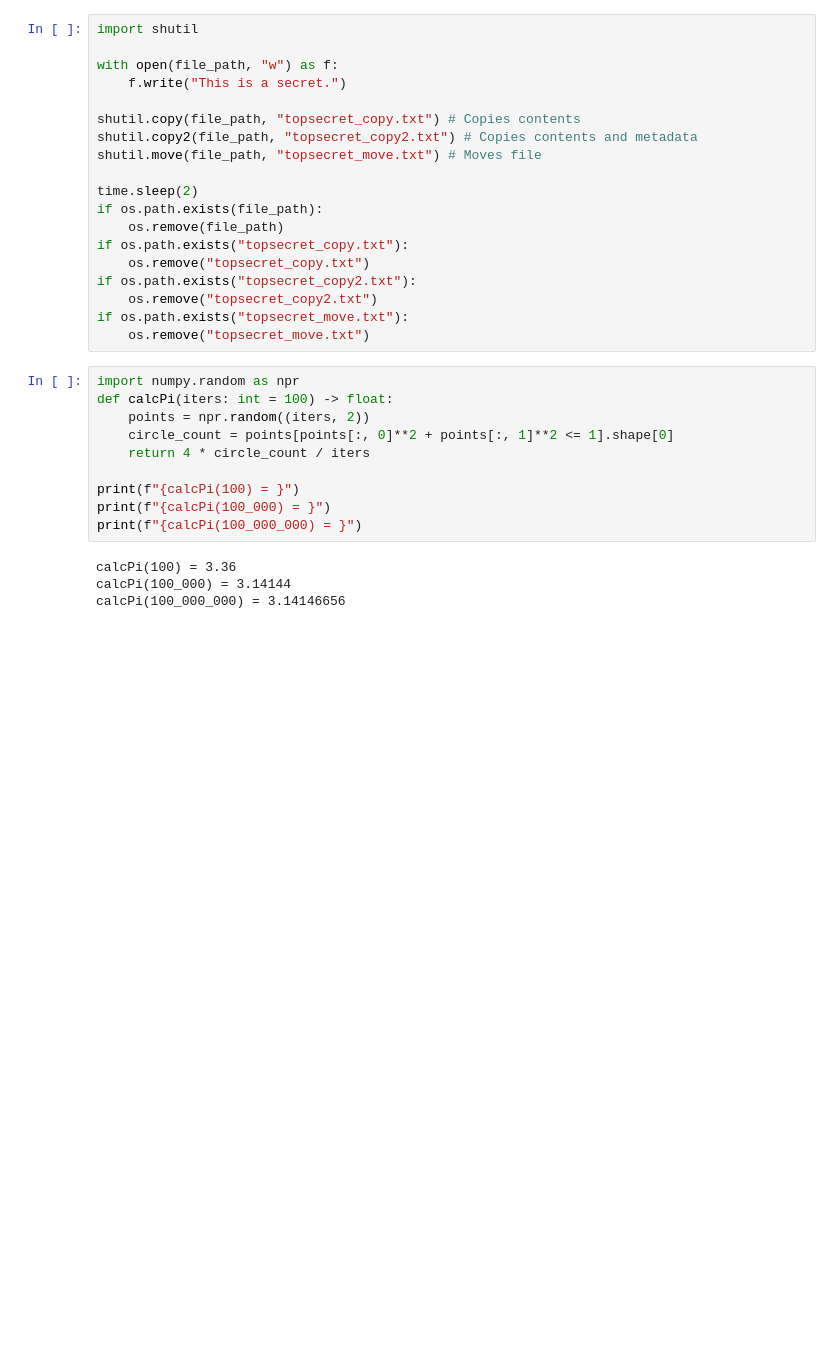
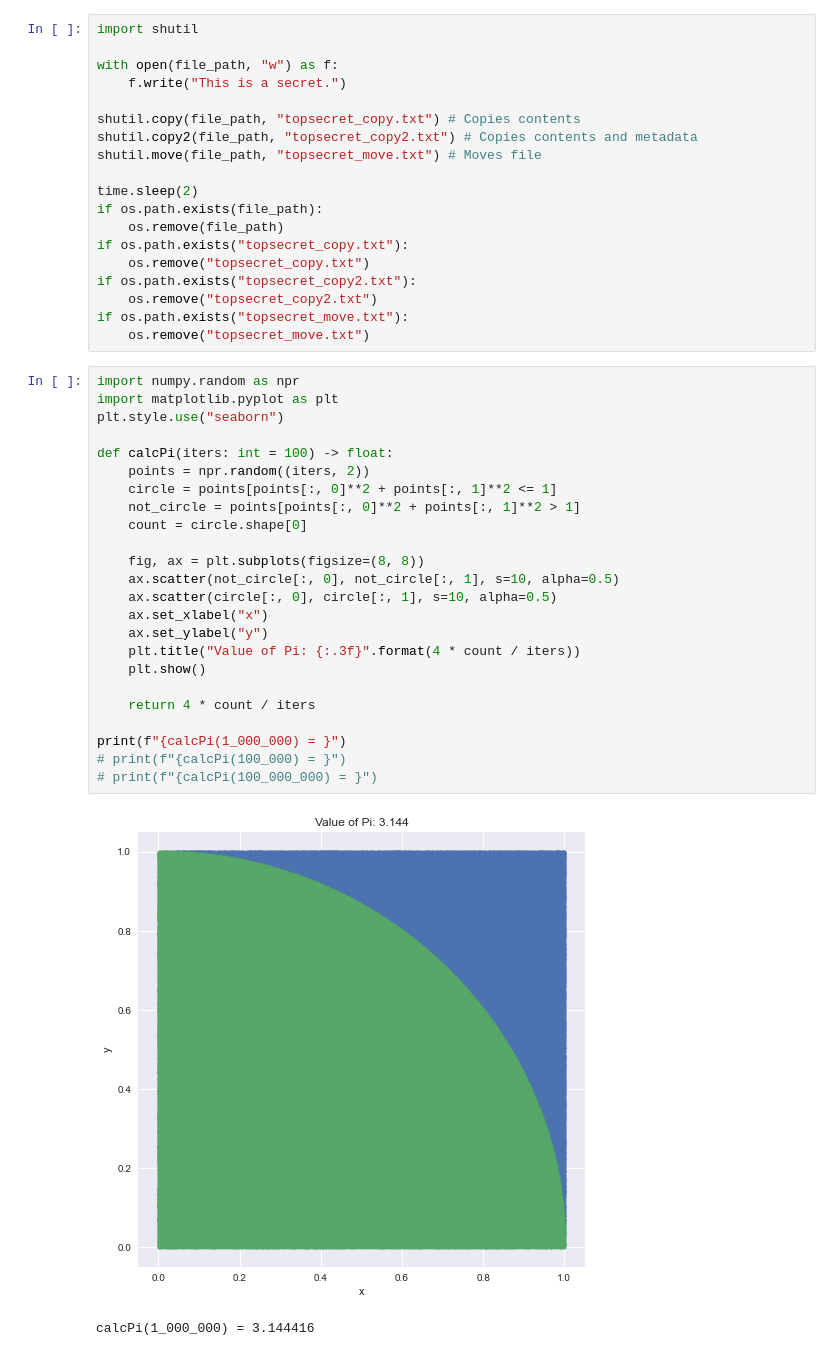
Before and after one commit to JaredWogan/PythonBootcamp, a Jupyter notebook: Day 3/Lecture/day3.ipynb, the cells around one changed output. Drawn from its saved outputs; the diff is of its cells as text; blank space fills up the shorter version.

```diff
--- a/Day 3/Lecture/day3.ipynb
+++ b/Day 3/Lecture/day3.ipynb
@@ -229,15 +229,28 @@ if os.path.exists("topsecret_move.txt"):
     os.remove("topsecret_move.txt")
 # %%
 import numpy.random as npr
+import matplotlib.pyplot as plt
+plt.style.use("seaborn")
+
 def calcPi(iters: int = 100) -> float:
     points = npr.random((iters, 2))
-    circle_count = points[points[:, 0]**2 + points[:, 1]**2 <= 1].shape[0]
-    return 4 * circle_count / iters
+    circle = points[points[:, 0]**2 + points[:, 1]**2 <= 1]
+    not_circle = points[points[:, 0]**2 + points[:, 1]**2 > 1]
+    count = circle.shape[0]
 
-print(f"{calcPi(100) = }")
-print(f"{calcPi(100_000) = }")
-print(f"{calcPi(100_000_000) = }")
+    fig, ax = plt.subplots(figsize=(8, 8))
+    ax.scatter(not_circle[:, 0], not_circle[:, 1], s=10, alpha=0.5)
+    ax.scatter(circle[:, 0], circle[:, 1], s=10, alpha=0.5)
+    ax.set_xlabel("x")
+    ax.set_ylabel("y")
+    plt.title("Value of Pi: {:.3f}".format(4 * count / iters))
+    plt.show()
+
+    return 4 * count / iters
+
+print(f"{calcPi(1_000_000) = }")
+# print(f"{calcPi(100_000) = }")
+# print(f"{calcPi(100_000_000) = }")
 # %% [output]
+[figure, added]
-calcPi(100) = 3.36
-calcPi(100_000) = 3.14144
-calcPi(100_000_000) = 3.14146656
+calcPi(1_000_000) = 3.144416
```
Also changed, not shown: 1 other file.
